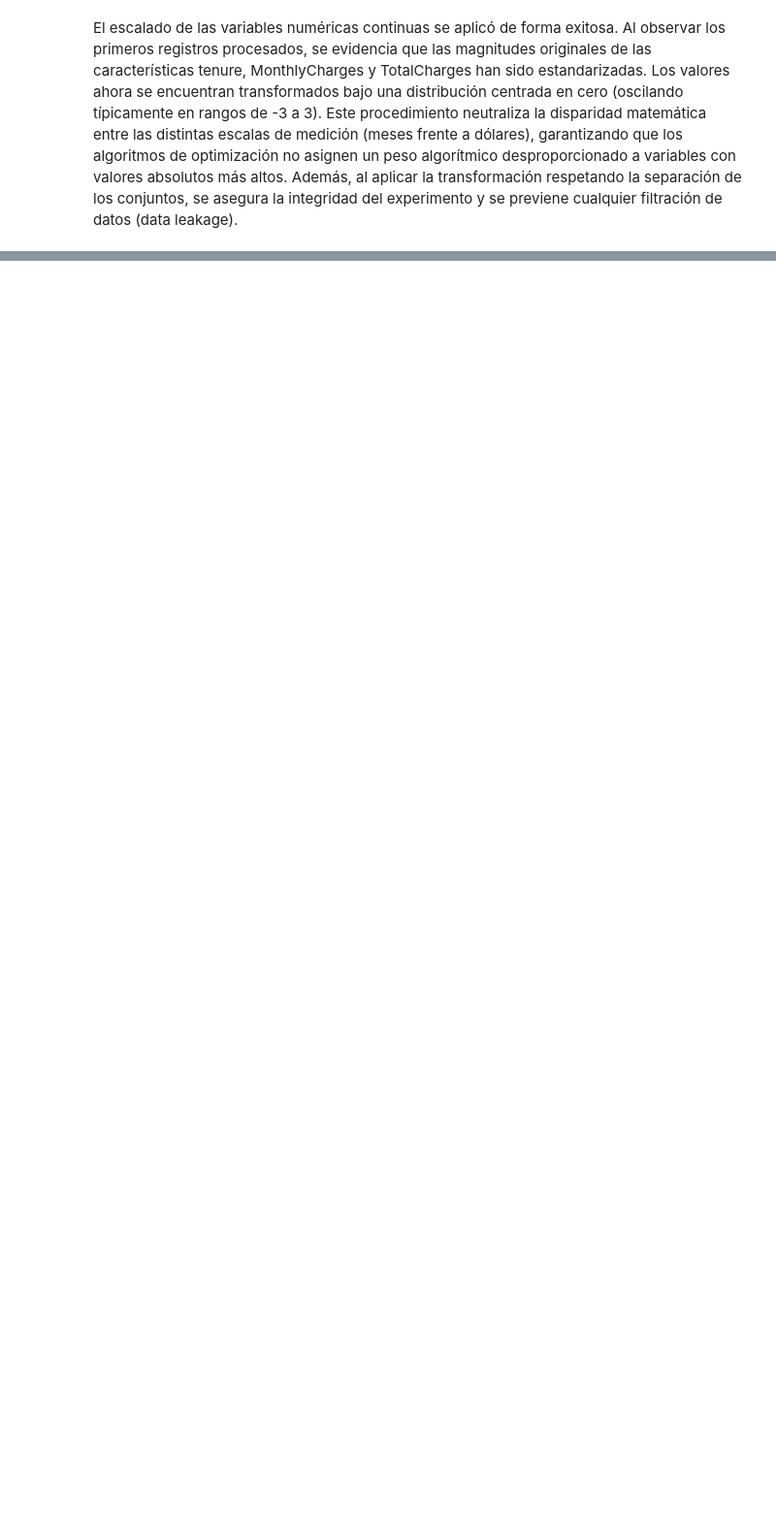
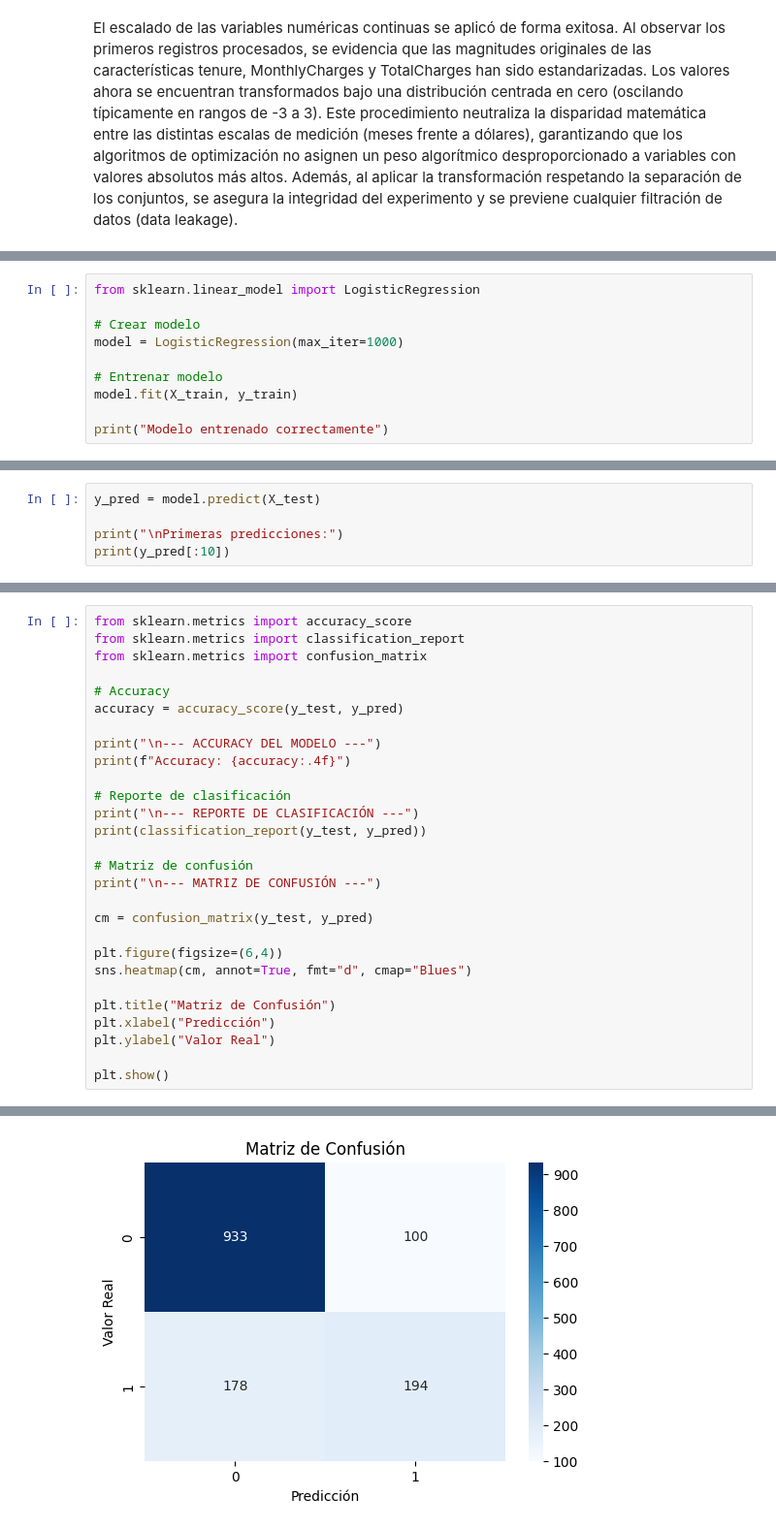
Before and after one commit to Renato416/Evaluaci-n_Parcial_2, a Jupyter notebook: Notebooks/churn_analysis.ipynb, the cells around one changed output, grey strips where cells are left out. Shown at 97% size. Drawn from its saved outputs; the diff is of its cells as text; blank space fills up the shorter version.

Commit message:
Fase 4: Creacion CREAR Y ENTRENAR MODELO

```diff
--- a/Notebooks/churn_analysis.ipynb
+++ b/Notebooks/churn_analysis.ipynb
@@ -463,0 +470,10 @@ El escalado de las variables numéricas continuas se aplicó de forma exitosa. A
+# %%
+from sklearn.linear_model import LogisticRegression
+
+# Crear modelo
+model = LogisticRegression(max_iter=1000)
+
+# Entrenar modelo
+model.fit(X_train, y_train)
+
+print("Modelo entrenado correctamente")
@@ -463,0 +484,5 @@ El escalado de las variables numéricas continuas se aplicó de forma exitosa. A
+# %%
+y_pred = model.predict(X_test)
+
+print("\nPrimeras predicciones:")
+print(y_pred[:10])
@@ -463,0 +494,29 @@ El escalado de las variables numéricas continuas se aplicó de forma exitosa. A
+# %%
+from sklearn.metrics import accuracy_score
+from sklearn.metrics import classification_report
+from sklearn.metrics import confusion_matrix
+
+# Accuracy
+accuracy = accuracy_score(y_test, y_pred)
+
+print("\n--- ACCURACY DEL MODELO ---")
+print(f"Accuracy: {accuracy:.4f}")
+
+# Reporte de clasificación
+print("\n--- REPORTE DE CLASIFICACIÓN ---")
+print(classification_report(y_test, y_pred))
+
+# Matriz de confusión
+print("\n--- MATRIZ DE CONFUSIÓN ---")
+
+cm = confusion_matrix(y_test, y_pred)
+
+plt.figure(figsize=(6,4))
+sns.heatmap(cm, annot=True, fmt="d", cmap="Blues")
+
+plt.title("Matriz de Confusión")
+plt.xlabel("Predicción")
+plt.ylabel("Valor Real")
+
+plt.show()
+# %% [output]
@@ -463,0 +538 @@ El escalado de las variables numéricas continuas se aplicó de forma exitosa. A
+[figure, added]
```
Also changed, not shown: parts of 14 cells of this notebook.
